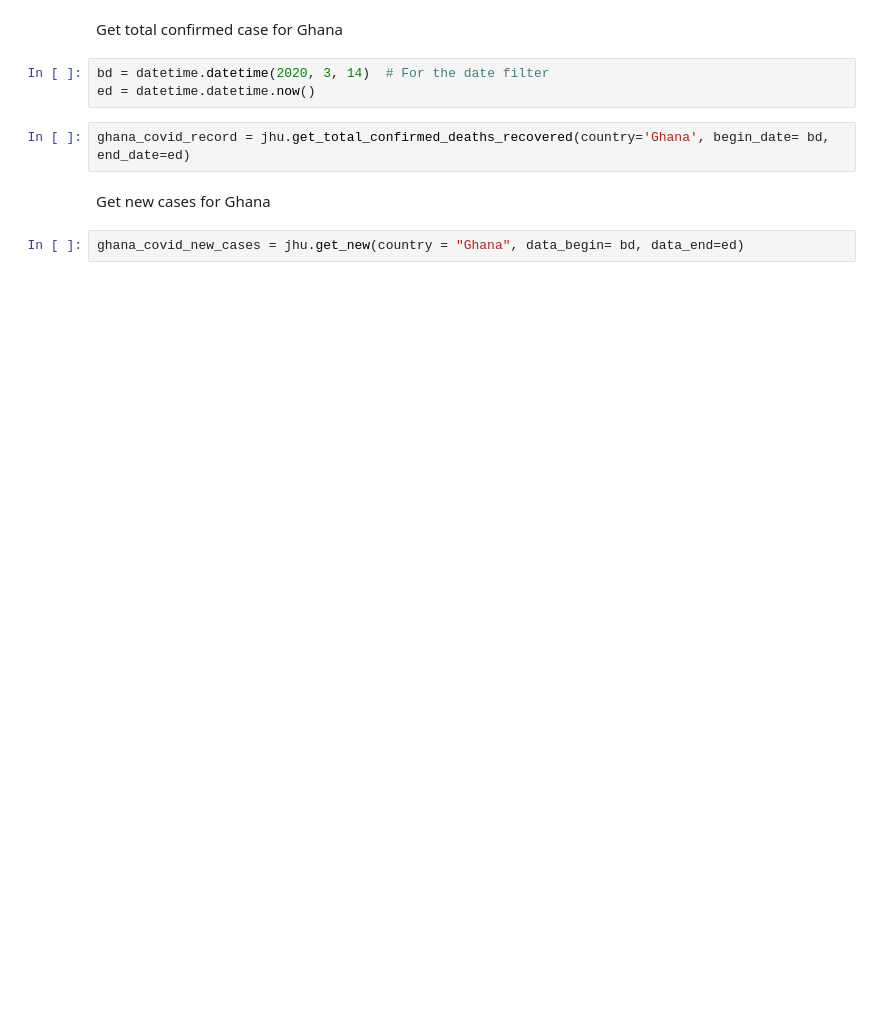
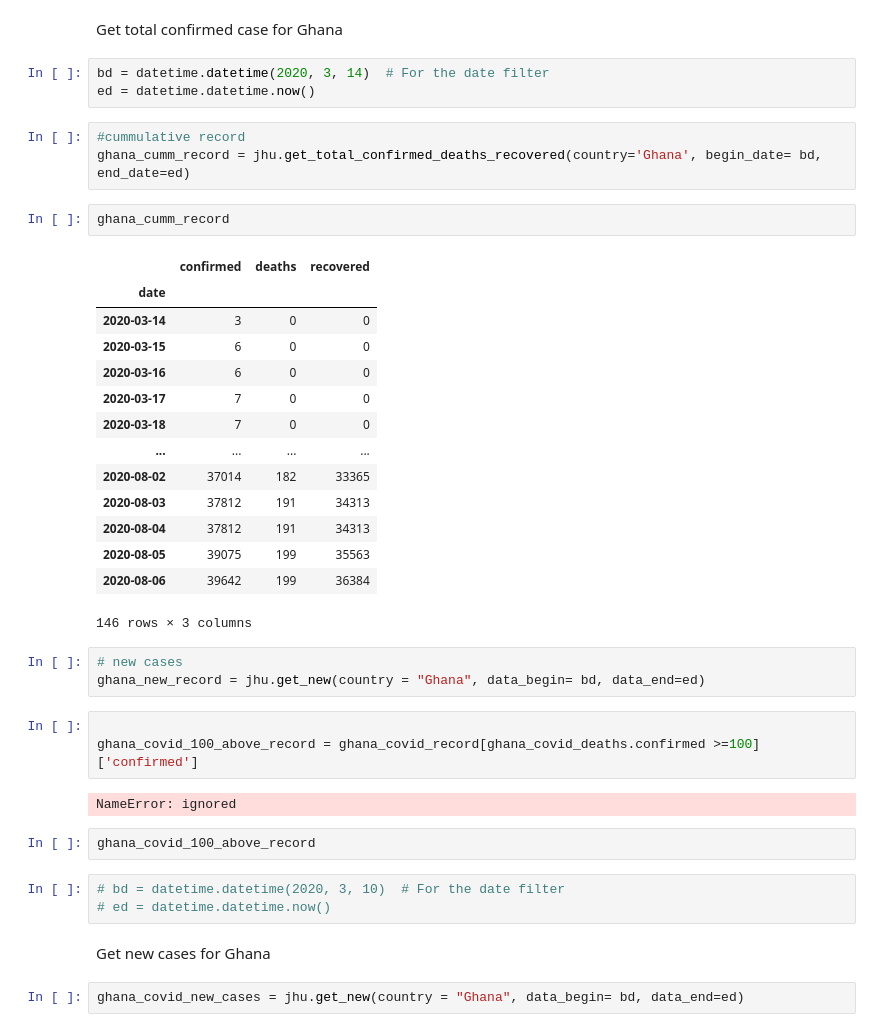
Before and after one commit to Patrick5455/10Academy-DataScience-Internship, a Jupyter notebook: dependencies/covid19_inference-master/scripts/interactive/example_one_bundesland.ipynb, the cells around one changed output. Drawn from its saved outputs; the diff is of its cells as text; blank space fills up the shorter version.

```diff
--- a/dependencies/covid19_inference-master/scripts/interactive/example_one_bundesland.ipynb
+++ b/dependencies/covid19_inference-master/scripts/interactive/example_one_bundesland.ipynb
@@ -89,7 +80,38 @@ Get total confirmed case for Ghana
 bd = datetime.datetime(2020, 3, 14)  # For the date filter
 ed = datetime.datetime.now()
 # %%
-ghana_covid_record = jhu.get_total_confirmed_deaths_recovered(country='Ghana', begin_date= bd, end_date=ed)
+#cummulative record
+ghana_cumm_record = jhu.get_total_confirmed_deaths_recovered(country='Ghana', begin_date= bd, end_date=ed)
+# %%
+ghana_cumm_record
+# %% [output]
+|  | confirmed | deaths | recovered |
+| date |  |  |  |
+| 2020-03-14 | 3 | 0 | 0 |
+| 2020-03-15 | 6 | 0 | 0 |
+| 2020-03-16 | 6 | 0 | 0 |
+| 2020-03-17 | 7 | 0 | 0 |
+| 2020-03-18 | 7 | 0 | 0 |
+| ... | ... | ... | ... |
+| 2020-08-02 | 37014 | 182 | 33365 |
+| 2020-08-03 | 37812 | 191 | 34313 |
+| 2020-08-04 | 37812 | 191 | 34313 |
+| 2020-08-05 | 39075 | 199 | 35563 |
+| 2020-08-06 | 39642 | 199 | 36384 |
+146 rows × 3 columns
+# %%
+# new cases
+ghana_new_record = jhu.get_new(country = "Ghana", data_begin= bd, data_end=ed)
+# %%
+
+ghana_covid_100_above_record = ghana_covid_record[ghana_covid_deaths.confirmed >=100]['confirmed']
+# %% [output]
+NameError: ignored
+# %%
+ghana_covid_100_above_record
+# %%
+# bd = datetime.datetime(2020, 3, 10)  # For the date filter
+# ed = datetime.datetime.now()
 # %% [markdown]
 Get new cases for Ghana
 # %%
```
Also changed, not shown: parts of 27 cells of this notebook.
